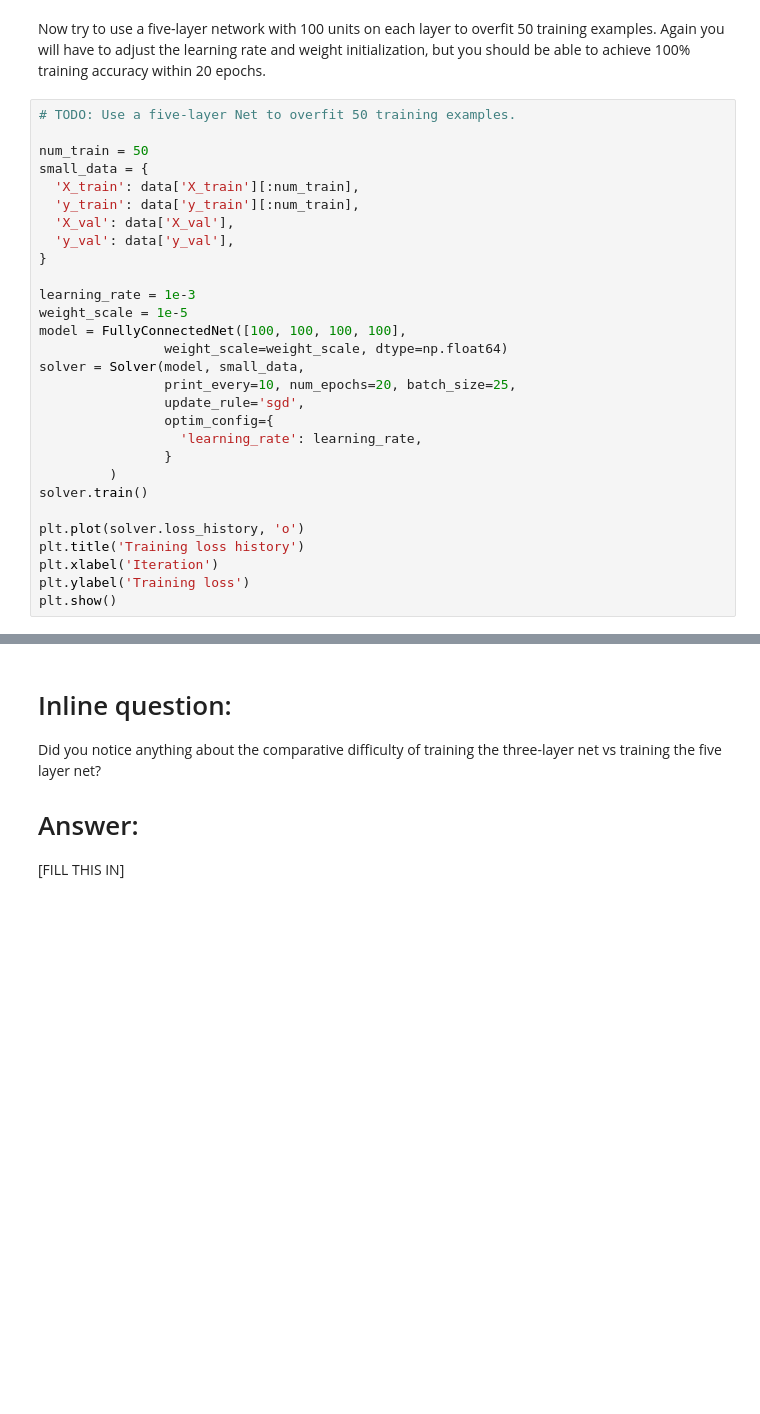
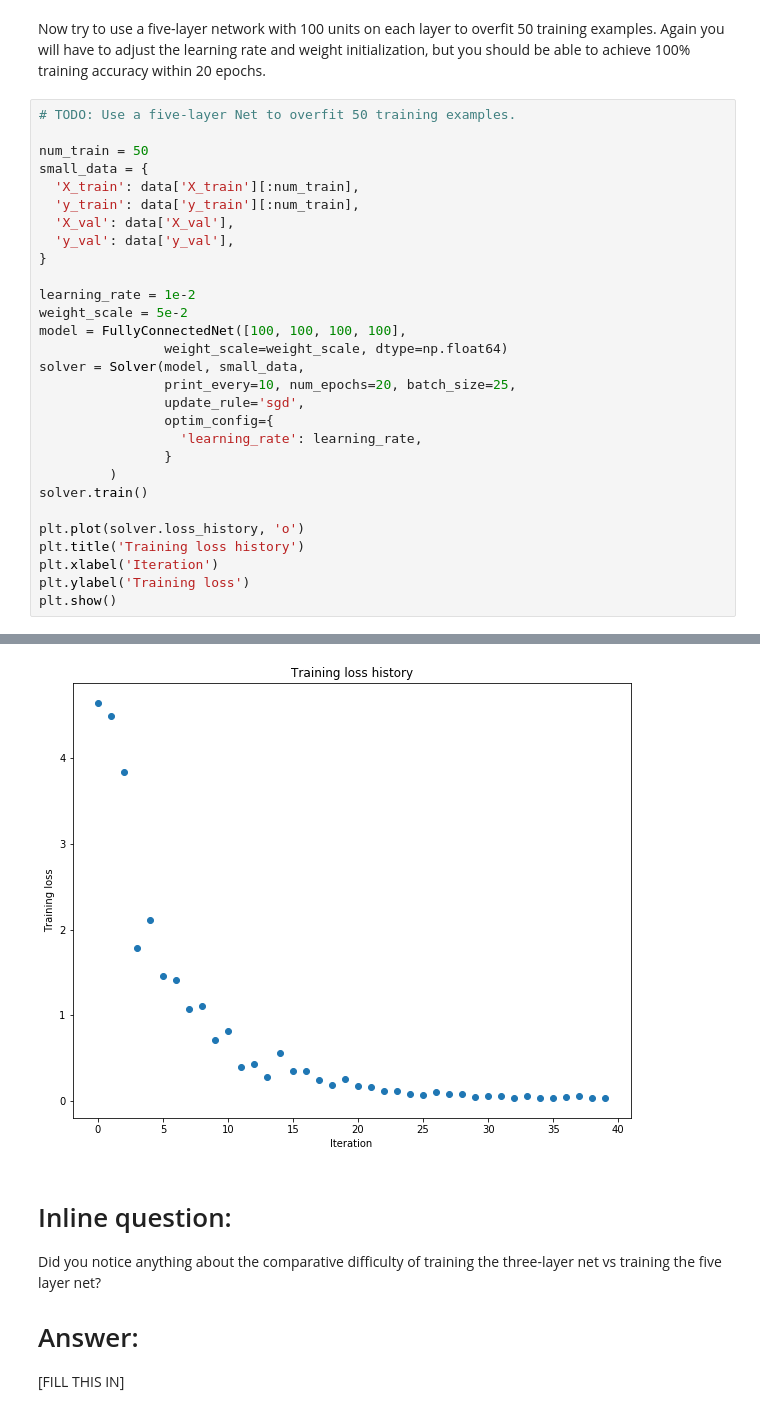
Before and after one commit to halimacc/CS231n-assignments, a Jupyter notebook: assignment2/FullyConnectedNets.ipynb, the cells around one changed output, grey strips where cells are left out. Cells and saved outputs as stored; diff of their text form; blank space fills up the shorter version.

```diff
--- a/assignment2/FullyConnectedNets.ipynb
+++ b/assignment2/FullyConnectedNets.ipynb
@@ -445,8 +481,8 @@ small_data = {
   'y_val': data['y_val'],
 }
 
-learning_rate = 1e-3
-weight_scale = 1e-5
+learning_rate = 1e-2
+weight_scale = 5e-2
 model = FullyConnectedNet([100, 100, 100, 100],
                 weight_scale=weight_scale, dtype=np.float64)
 solver = Solver(model, small_data,
@@ -463,3 +499,4 @@ plt.title('Training loss history')
 plt.xlabel('Iteration')
 plt.ylabel('Training loss')
 plt.show()
+# %% [output]
@@ -466,3 +520,4 @@ plt.show()
+[figure, added]
 # %% [markdown]
 # Inline question:
 Did you notice anything about the comparative difficulty of training the three-layer net vs training the five layer net?
```
Also changed, not shown: parts of 14 cells of this notebook, 3 other files.
